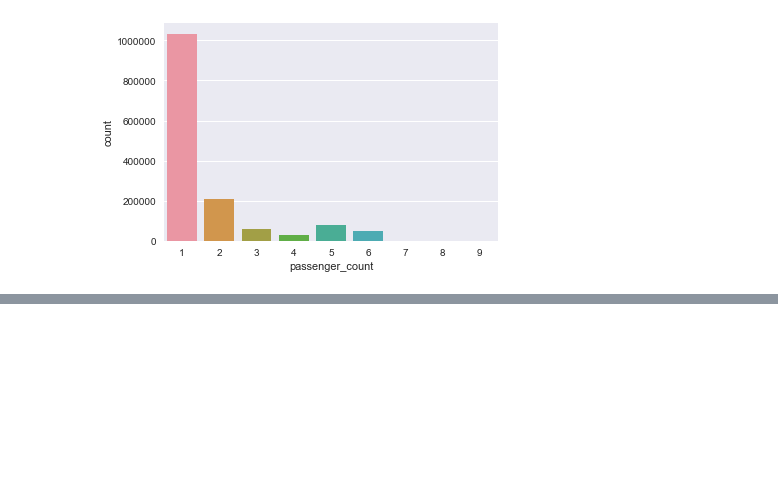
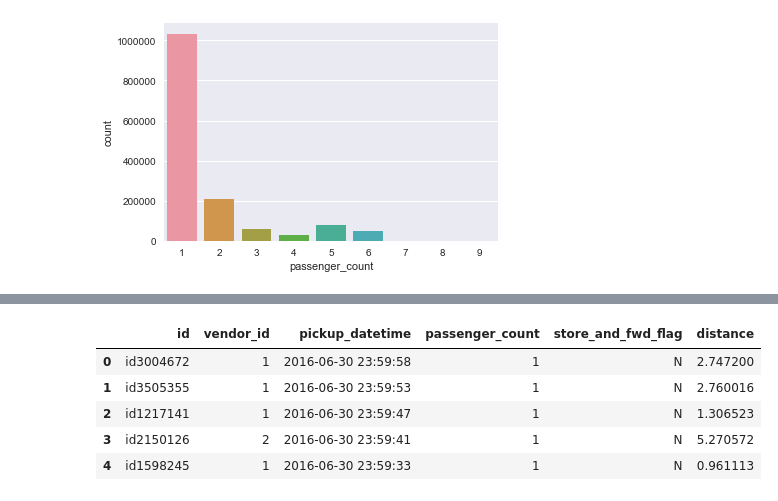
Before and after one commit to MelanVijayaratnam/Kaggle-nb, a Jupyter notebook: Taxi/Taxi.ipynb, the cells around one changed output, grey strips where cells are left out. Saved outputs shown, nothing was run; the diff lists cells and outputs as text; code cells hidden in the pictures; blank space fills up the shorter version.

```diff
--- a/Taxi/Taxi.ipynb
+++ b/Taxi/Taxi.ipynb
@@ -327,0 +412,9 @@ dtype: int64
+# %%
+test_df.head()
+# %% [output]
+|  | id | vendor_id | pickup_datetime | passenger_count | store_and_fwd_flag | distance |
+| 0 | id3004672 | 1 | 2016-06-30 23:59:58 | 1 | N | 2.747200 |
+| 1 | id3505355 | 1 | 2016-06-30 23:59:53 | 1 | N | 2.760016 |
+| 2 | id1217141 | 1 | 2016-06-30 23:59:47 | 1 | N | 1.306523 |
+| 3 | id2150126 | 2 | 2016-06-30 23:59:41 | 1 | N | 5.270572 |
+| 4 | id1598245 | 1 | 2016-06-30 23:59:33 | 1 | N | 0.961113 |
```
Also changed, not shown: parts of 13 cells of this notebook.
